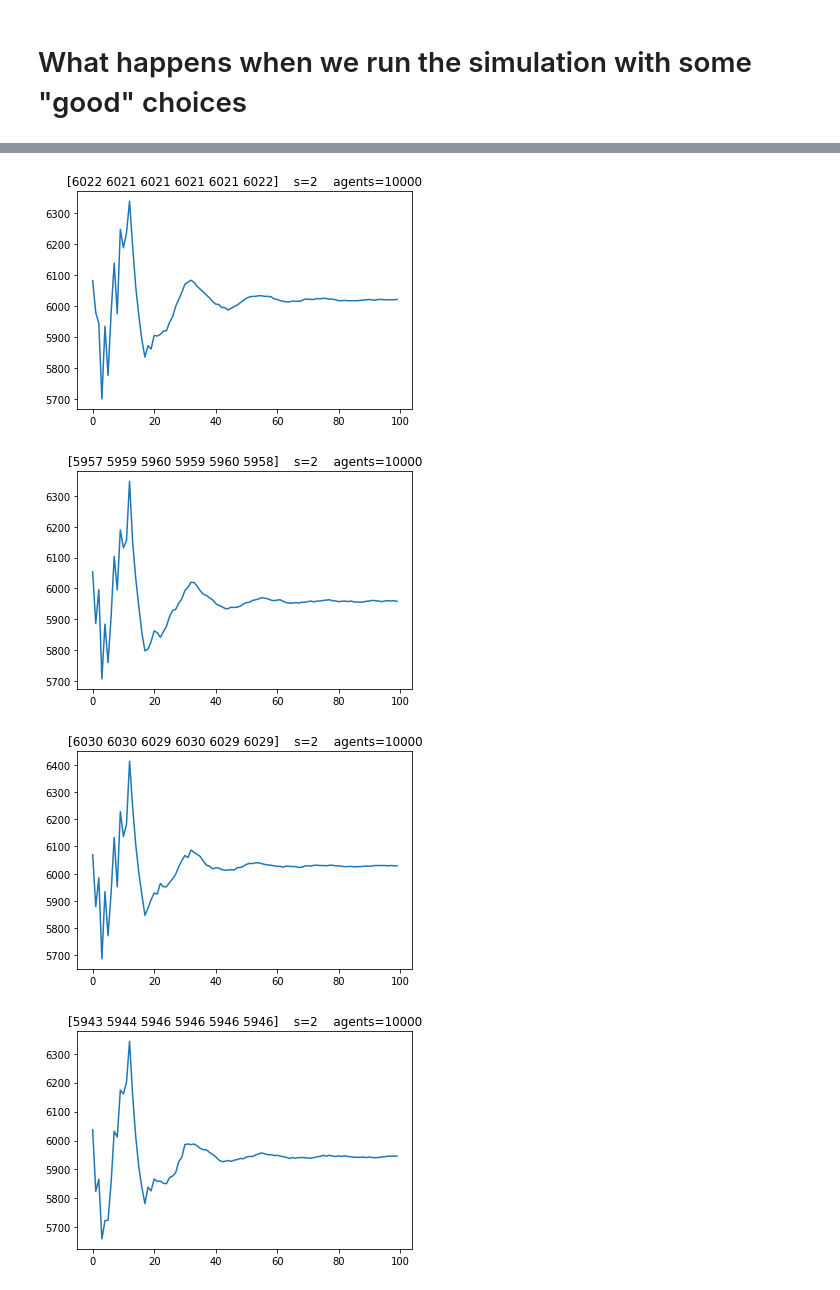
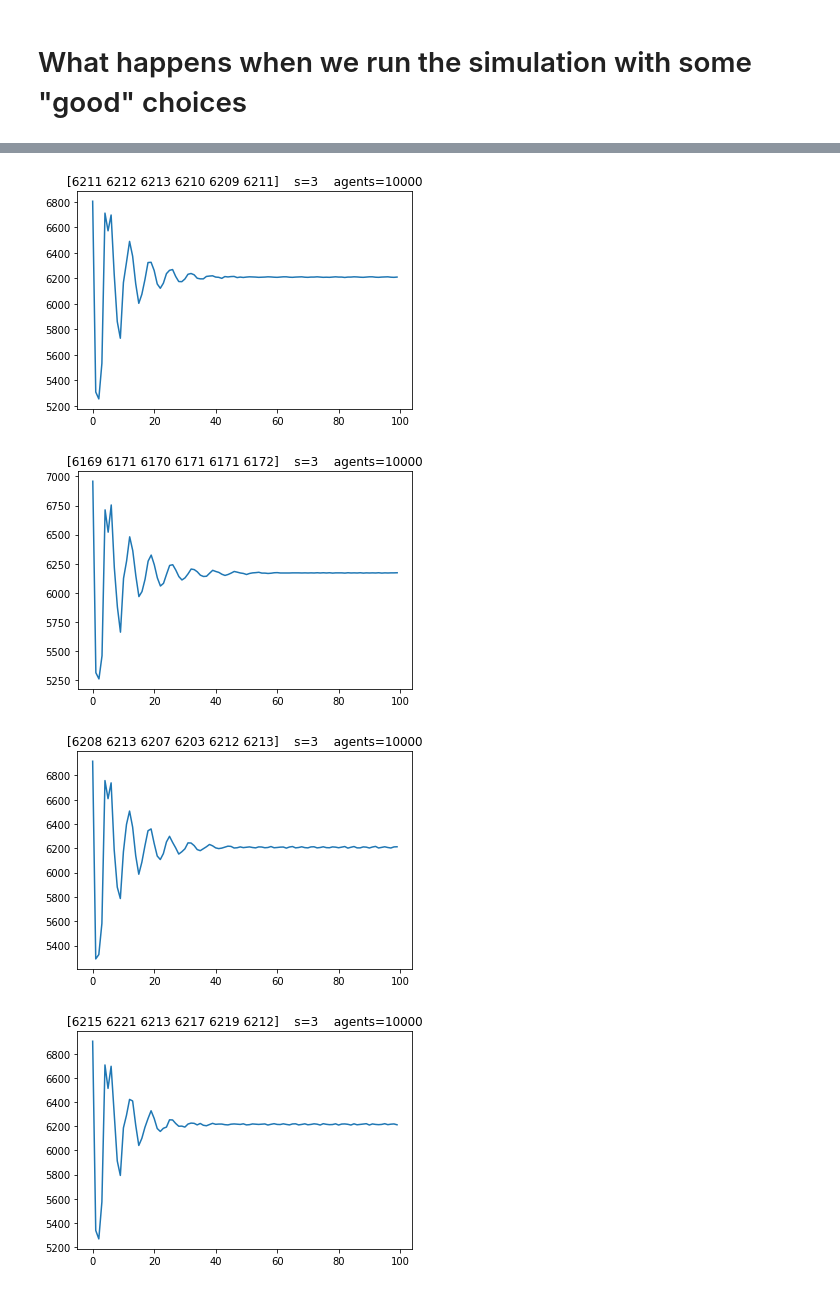
Before and after one commit to rebeku/El-Farol-Bar-Problem, a Jupyter notebook: V5/Grid Plots.ipynb, the cells around one changed output, grey strips where cells are left out. Cells and saved outputs as stored; diff of their text form; code cells hidden in the pictures.

```diff
--- a/V5/Grid Plots.ipynb
+++ b/V5/Grid Plots.ipynb
@@ -154,7 +143,7 @@ rng = np.random.default_rng(145)
 
 agents = 10000
 s = 2
-memory = 14
+memory = 3
 n_trials=5
 n_iter = max(100, memory * 3)
 threshold = 0.6
@@ -187,7 +174,7 @@ What???? Come back to this
 # %%
 agents = 10000
 s = 2
-memory = 20
+memory = 4
 n_trials=5
 n_iter = max(100, memory * 3)
 threshold = 0.6
@@ -218,30 +205,30 @@ for _ in range(n_trials):
 # %%
 agents = 10000
-s = 2
-memory = 17
+s = 3
+memory = 5
 n_trials=5
 n_iter = max(100, memory * 3)
 threshold = 0.6
 
 h = rng.choice(agents + 1, 2 * memory)
 
 for _ in range(n_trials):
     sim = EFBPSim(
         memory=memory,
         strategies=s,
         threshold=threshold  * agents,
         start=h,
         n_iter=n_iter,
         agents=agents,
         distribution="uniform",
         seed=rng.choice(100000)
     )
 
     plt.figure()
     plt.plot(sim.hist)
     _ = plt.title(f"{sim.hist[-6:]}    s={s}    agents={agents}")
 # %% [output]
-[figure, old version]
+[figure, new version]
-[figure, old version]
+[figure, new version]
-[figure, old version]
+[figure, new version]
-[figure, old version]
+[figure, new version]
```
Also changed, not shown: parts of 15 cells of this notebook, 4 other files.
